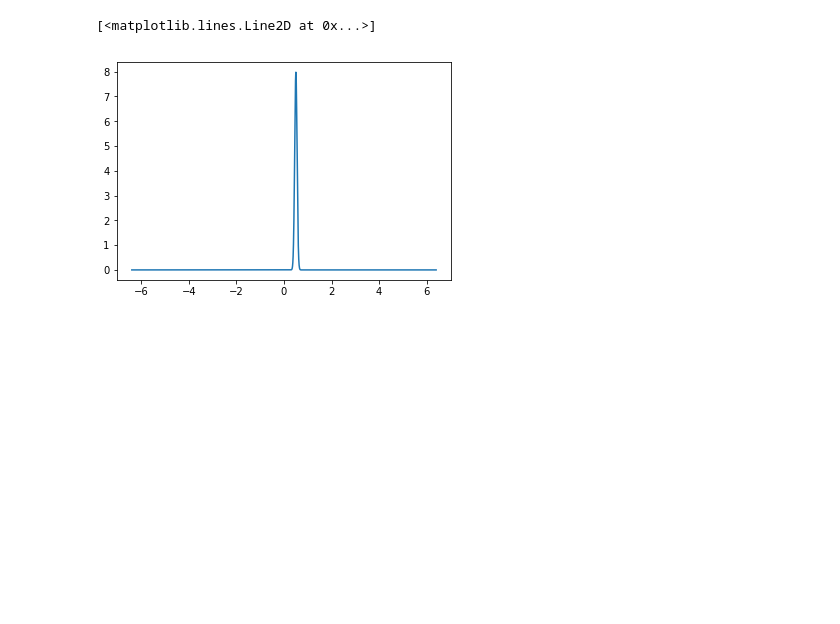
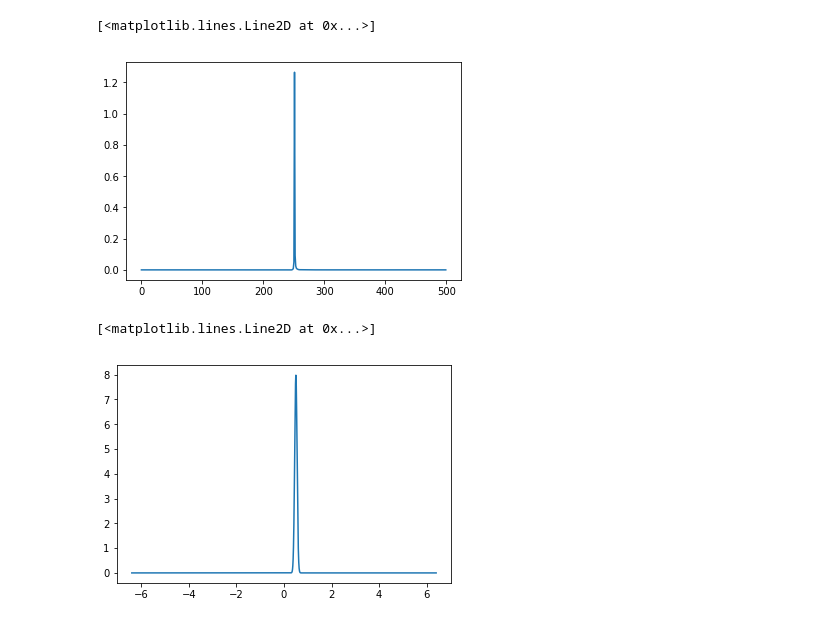
Before and after one commit to hbhat4000/LevySDE, a Jupyter notebook: asymptotics/levyexppar.ipynb, the cells around one changed output. Cells and saved outputs as stored; diff of their text form; code cells hidden in the pictures; blank space fills up the shorter version.

```diff
--- a/asymptotics/levyexppar.ipynb
+++ b/asymptotics/levyexppar.ipynb
@@ -120,2 +128,7 @@ plt.plot(svec, np.abs(cf))
+# %%
+plt.plot(ds*np.real(kernelmat[sres//2+1,]))
+# %% [output]
+[<matplotlib.lines.Line2D at 0x...>]
+[figure, added]
 # %%
 # set up x grid for plotting
```
Also changed, not shown: parts of 10 cells of this notebook, 5 other files.
